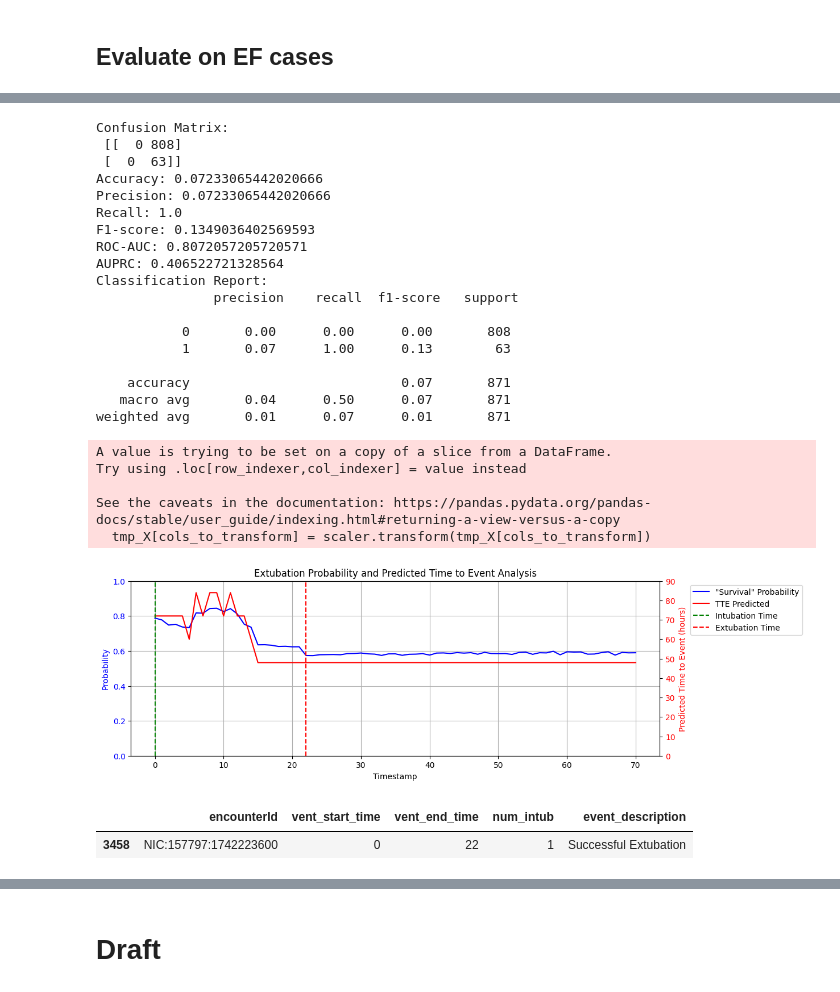
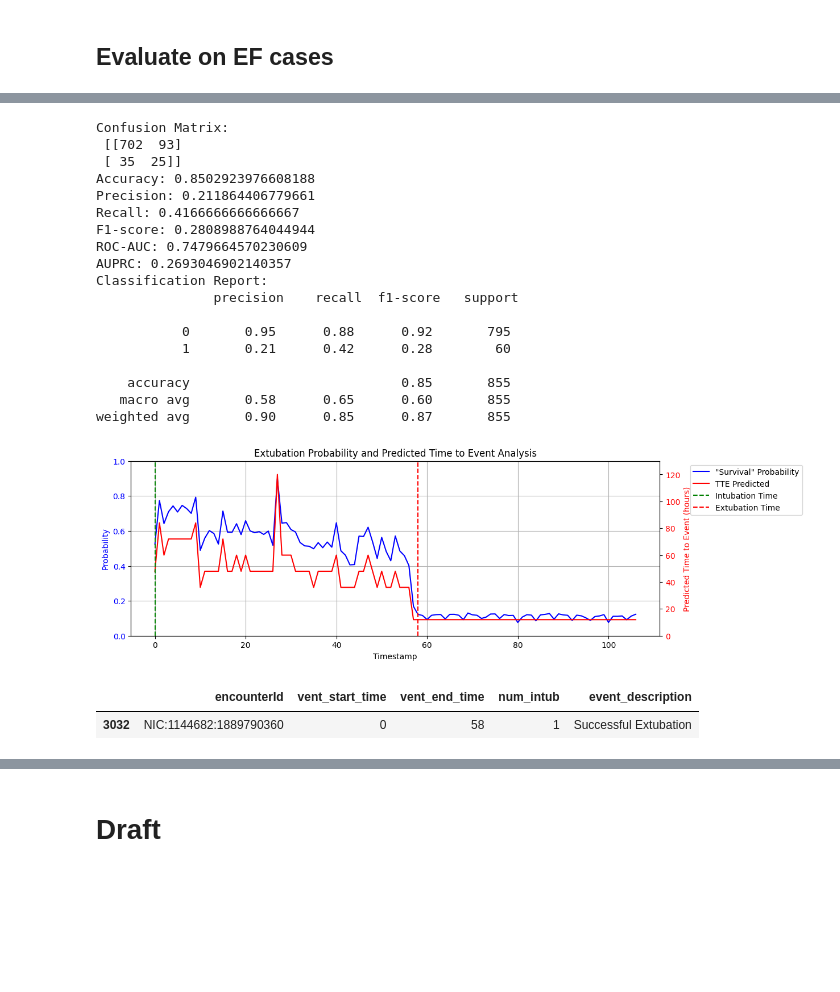
Before and after one commit to Edison9489/TTEAnalysis, a Jupyter notebook: experiments/Baselines.ipynb, the cells around one changed output, grey strips where cells are left out. Saved outputs shown, nothing was run; the diff lists cells and outputs as text; code cells hidden in the pictures; blank space fills up the shorter version.

```diff
--- a/experiments/Baselines.ipynb
+++ b/experiments/Baselines.ipynb
@@ -898,6 +1511,14 @@ def median_survival_times(surv):
     return surv.apply(find_median_time, axis=0)
 
 
-best_model_surv = best_model.predict_surv_df(X_test_reintub.astype('float32').values)
+try:
+    net_type = type(best_model.net)
+    if net_type is not LSTM:
+        X_reintub_test = X_reintub_test[:, -1]
+    best_model_surv = best_model.predict_surv_df(X_reintub_test)
+except:
+    X_reintub_test = X_reintub_test[:, -1]
+    best_model_surv_np = np.row_stack([fn(time_grid) for fn in best_model.predict_survival_function(X_reintub_test)])
+    best_model_surv = pd.DataFrame(best_model_surv_np.transpose(), index=time_grid)
 
-df_ef_tmp['estimated_TTE'] = median_survival_times(best_model_surv)
+y_tracker_reintub_test['estimated_TTE'] = median_survival_times(best_model_surv)
@@ -922,11 +1535,11 @@ merged_data = pd.merge(EF_encounterId_df, df_ef_tmp[['encounterId']], on='encoun
 from sklearn.metrics import accuracy_score, precision_score, recall_score, f1_score, roc_auc_score, classification_report, confusion_matrix
 from sklearn.metrics import roc_curve, auc, make_scorer, precision_recall_curve, average_precision_score
 
-threshold_time = 24
-time_point_index = np.where(time_grid == threshold_time)[0][0]
+threshold_time = 36
+time_point_index = np.where(best_model_surv.index == threshold_time)[0][0]
 y_ef_proba = best_model_surv.iloc[time_point_index, :]
 y_ef_pred = (y_ef_proba>0.5).astype(int)
-y_ef_test = merged_data['y_test']
+y_ef_test = (y_tracker_reintub_test.num_intub>1).astype(int)
 
 accuracy = accuracy_score(y_ef_test, y_ef_pred)
 precision_metric = precision_score(y_ef_test, y_ef_pred, zero_division=1)
@@ -938,7 +1551,6 @@ roc_auc = roc_auc_score(y_ef_test, y_ef_proba)
 precision, recall, _ = precision_recall_curve(y_ef_test, y_ef_proba)
 auprc = auc(recall, precision)
 
-
 print("Confusion Matrix:\n", confusion_matrix(y_ef_test, y_ef_pred))
 
 print("Accuracy:", accuracy)
@@ -950,79 +1562,73 @@ print("AUPRC:", auprc)
 print("Classification Report:\n", classification_report(y_ef_test, y_ef_pred))
 # %% [output]
 Confusion Matrix:
- [[  0 808]
- [  0  63]]
-Accuracy: 0.07233065442020666
-Precision: 0.07233065442020666
-Recall: 1.0
-F1-score: 0.1349036402569593
-ROC-AUC: 0.8072057205720571
-AUPRC: 0.406522721328564
+ [[702  93]
+ [ 35  25]]
+Accuracy: 0.8502923976608188
+Precision: 0.211864406779661
+Recall: 0.4166666666666667
+F1-score: 0.2808988764044944
+ROC-AUC: 0.7479664570230609
+AUPRC: 0.2693046902140357
 Classification Report:
                precision    recall  f1-score   support
 
-           0       0.00      0.00      0.00       808
-           1       0.07      1.00      0.13        63
+           0       0.95      0.88      0.92       795
+           1       0.21      0.42      0.28        60
 
-    accuracy                           0.07       871
-   macro avg       0.04      0.50      0.07       871
-weighted avg       0.01      0.07      0.01       871
+    accuracy                           0.85       855
+   macro avg       0.58      0.65      0.60       855
+weighted avg       0.90      0.85      0.87       855
 # %%
 id_tmp = df_ef[(df_ef.num_intub==1)&(df_ef.first_extubation_time<=100)].encounterId.unique()[10]
 
-tmp_df = df_ef.loc[df_ef.encounterId==id_tmp].copy()
-tmp_df.sort_values(by='timestamp_original', inplace=True)
-tmp_X = tmp_df[cols_to_transform]
-tmp_result = tmp_df[['timestamp_original']].copy()
-tmp_X[cols_to_transform] = scaler.transform(tmp_X[cols_to_transform])
+mask_tmp = y_tracker_reintub.encounterId==id_tmp
+X_reintub_tmp = X_reintub[mask_tmp][:, -1] if type(best_model.net) is MLP else X_reintub[mask_tmp]
+y_tracker_reintub_tmp = y_tracker_reintub[mask_tmp]
+y_tracker_reintub_tmp = y_tracker_reintub_tmp.merge(df_ef_tmp, on=['encounterId', 'time_to_event'], how='left')
 
-best_model_surv_tmp = best_model.predict_surv_df(tmp_X.astype('float32').values)
+best_model_surv_tmp = best_model.predict_surv_df(X_reintub_tmp)
 
-tmp_result[f"TTE_proba"] = best_model_surv_tmp.iloc[time_point_index, :].values
-tmp_result[f"TTE_pred"] = median_survival_times(best_model_surv_tmp).values
+y_tracker_reintub_tmp[f"TTE_proba"] = best_model_surv_tmp.iloc[time_point_index, :].values
+y_tracker_reintub_tmp[f"TTE_pred"] = median_survival_times(best_model_surv_tmp).values
 
 plt.figure(figsize=(12,4))
 
 # Create the first subplot for the survival probability over time
 ax1 = plt.gca()  # Get current axis
-ax1.plot(tmp_result['timestamp_original'], tmp_result['TTE_proba'], 'b-', label='"Survival" Probability')
+ax1.plot(y_tracker_reintub_tmp['timestamp_original'], y_tracker_reintub_tmp['TTE_proba'], 'b-', label='"Survival" Probability')
 ax1.set_xlabel('Timestamp')
 ax1.set_ylabel('Probability', color='b')
 ax1.tick_params(axis='y', labelcolor='b')
 ax1.grid(True)
 ax1.set_ylim(0, 1)
 
 # Create a second y-axis for the predicted time to event
 ax2 = ax1.twinx()  # Create a second y-axis sharing the same x-axis
-ax2.plot(tmp_result['timestamp_original'], tmp_result['TTE_pred'], 'r-', label='TTE Predicted')
+ax2.plot(y_tracker_reintub_tmp['timestamp_original'], y_tracker_reintub_tmp['TTE_pred'], 'r-', label='TTE Predicted')
 ax2.set_ylabel('Predicted Time to Event (hours)', color='r')
 ax2.tick_params(axis='y', labelcolor='r')
-ax2.set_ylim(0, int(tmp_result['TTE_pred'].max()/10+1)*10)
+ax2.set_ylim(0, int(y_tracker_reintub_tmp['TTE_pred'].max()/10+1)*10)
 
 # Mark all intubation times
-intubation_times = tmp_df.loc[tmp_df['airwayStatus_Intubated'] == 1, 'timestamp_original']
+intubation_times = y_tracker_reintub_tmp.loc[y_tracker_reintub_tmp['airwayStatus_Intubated'] == 1, 'timestamp_original']
 for intub_time in intubation_times:
     ax2.axvline(x=intub_time, color='green', linestyle='--', label='Intubation Time' if 'Intubation Time' not in ax2.get_legend_handles_labels()[1] else "")
 
 # Mark all extubation times
-extubation_times = tmp_df.loc[tmp_df['airwayStatus_Extubated'] == 1, 'timestamp_original']
+extubation_times = y_tracker_reintub_tmp.loc[y_tracker_reintub_tmp['airwayStatus_Extubated'] == 1, 'timestamp_original']
 for ext_time in extubation_times:
     ax2.axvline(x=ext_time, color='red', linestyle='--', label='Extubation Time' if 'Extubation Time' not in ax2.get_legend_handles_labels()[1] else "")
 
 # Adding legend to the plot
 lines_1, labels_1 = ax1.get_legend_handles_labels()
 lines_2, labels_2 = ax2.get_legend_handles_labels()
 ax2.legend(lines_1 + lines_2, labels_1 + labels_2, loc='upper left', bbox_to_anchor=(1.05, 1))
 
 plt.title('Extubation Probability and Predicted Time to Event Analysis')
 plt.show()
 vent_outcome[vent_outcome.encounterId==id_tmp]
 # %% [output]
-A value is trying to be set on a copy of a slice from a DataFrame.
-Try using .loc[row_indexer,col_indexer] = value instead
-
-See the caveats in the documentation: https://pandas.pydata.org/pandas-docs/stable/user_guide/indexing.html#returning-a-view-versus-a-copy
-  tmp_X[cols_to_transform] = scaler.transform(tmp_X[cols_to_transform])
-[figure, old version]
+[figure, new version]
 |  | encounterId | vent_start_time | vent_end_time | num_intub | event_description |
-| 3458 | NIC:157797:1742223600 | 0 | 22 | 1 | Successful Extubation |
+| 3032 | NIC:1144682:1889790360 | 0 | 58 | 1 | Successful Extubation |
```
Also changed, not shown: parts of 77 cells of this notebook, 3 other files.
